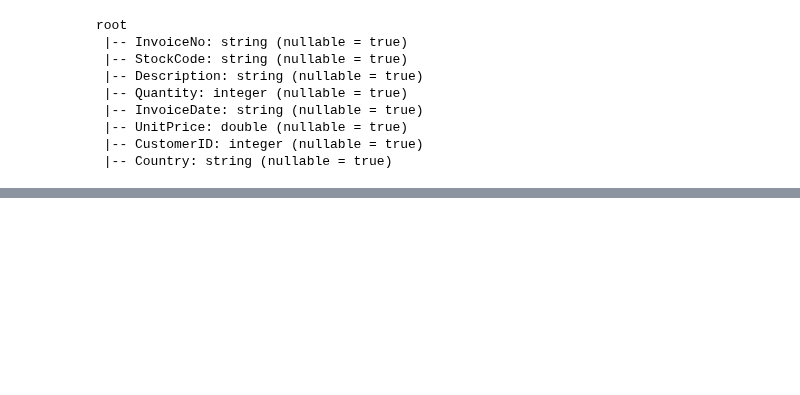
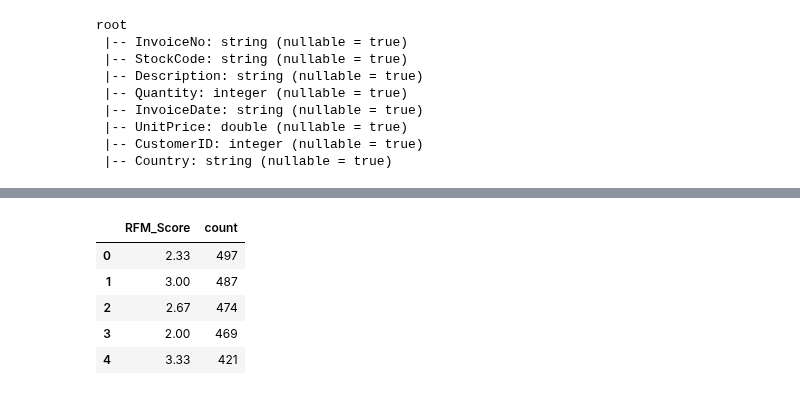
Before and after one commit to Ritakushwaha/spark-cook-book, a Jupyter notebook: Assignments/RFM.ipynb, the cells around one changed output, grey strips where cells are left out. Saved outputs shown, nothing was run; the diff lists cells and outputs as text; code cells hidden in the pictures; blank space fills up the shorter version.

```diff
--- a/Assignments/RFM.ipynb
+++ b/Assignments/RFM.ipynb
@@ -102,0 +133,8 @@ only showing top 20 rows
+# %%
+rfm_table = rfm_table.withColumn("R_Quartile", \
+                                 when(col("Recency") >= r_quartile[3] , 1).\
+                                 when(col("Recency") >= r_quartile[2] , 2).\
+                                 when(col("Recency") >= r_quartile[1] , 3).\
+                                 when(col("Recency") >= r_quartile[0] , 4).\
+                                 otherwise(5))
+rfm_table.show(5)
@@ -102,0 +152,8 @@ only showing top 20 rows
+# %%
+rfm_table = rfm_table.withColumn("F_Quartile", \
+                                 when(col("Frequency") >= f_quartile[3] , 5).\
+                                 when(col("Frequency") >= f_quartile[2] , 4).\
+                                 when(col("Frequency") >= f_quartile[1] , 3).\
+                                 when(col("Frequency") >= f_quartile[0] , 2).\
+                                 otherwise(1))
+rfm_table.show(5)
@@ -102,0 +171,8 @@ only showing top 20 rows
+# %%
+rfm_table = rfm_table.withColumn("M_Quartile", \
+                                 when(col("Monetary") >= m_quartile[3] , 5).\
+                                 when(col("Monetary") >= m_quartile[2] , 4).\
+                                 when(col("Monetary") >= m_quartile[1] , 3).\
+                                 when(col("Monetary") >= m_quartile[0] , 2).\
+                                 otherwise(1))
+rfm_table.show(5)
@@ -102,0 +190,3 @@ only showing top 20 rows
+# %%
+rfm_table = rfm_table.withColumn("RFM_Score", round((col("R_Quartile")+col("F_Quartile")+col("M_Quartile"))/3,2))
+rfm_table.show(5)
@@ -102,0 +217,11 @@ only showing top 20 rows
+# %%
+grouped_by_rfmscore = rfm_table.groupBy("RFM_Score").count().orderBy("count", ascending=False)
+grouped_by_rfmscore_pandas = grouped_by_rfmscore.toPandas()
+grouped_by_rfmscore_pandas.head(5)
+# %% [output]
+|  | RFM_Score | count |
+| 0 | 2.33 | 497 |
+| 1 | 3.00 | 487 |
+| 2 | 2.67 | 474 |
+| 3 | 2.00 | 469 |
+| 4 | 3.33 | 421 |
```
Also changed, not shown: parts of 19 cells of this notebook.
